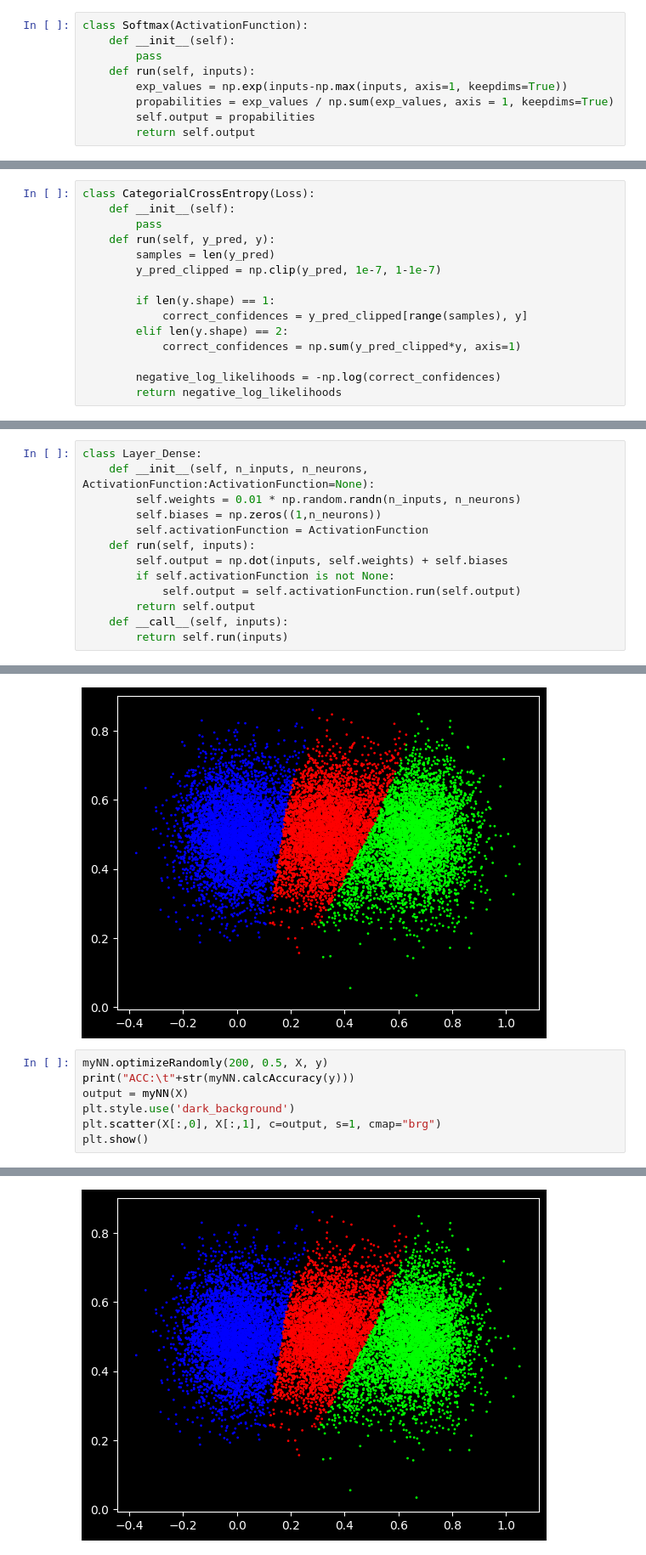
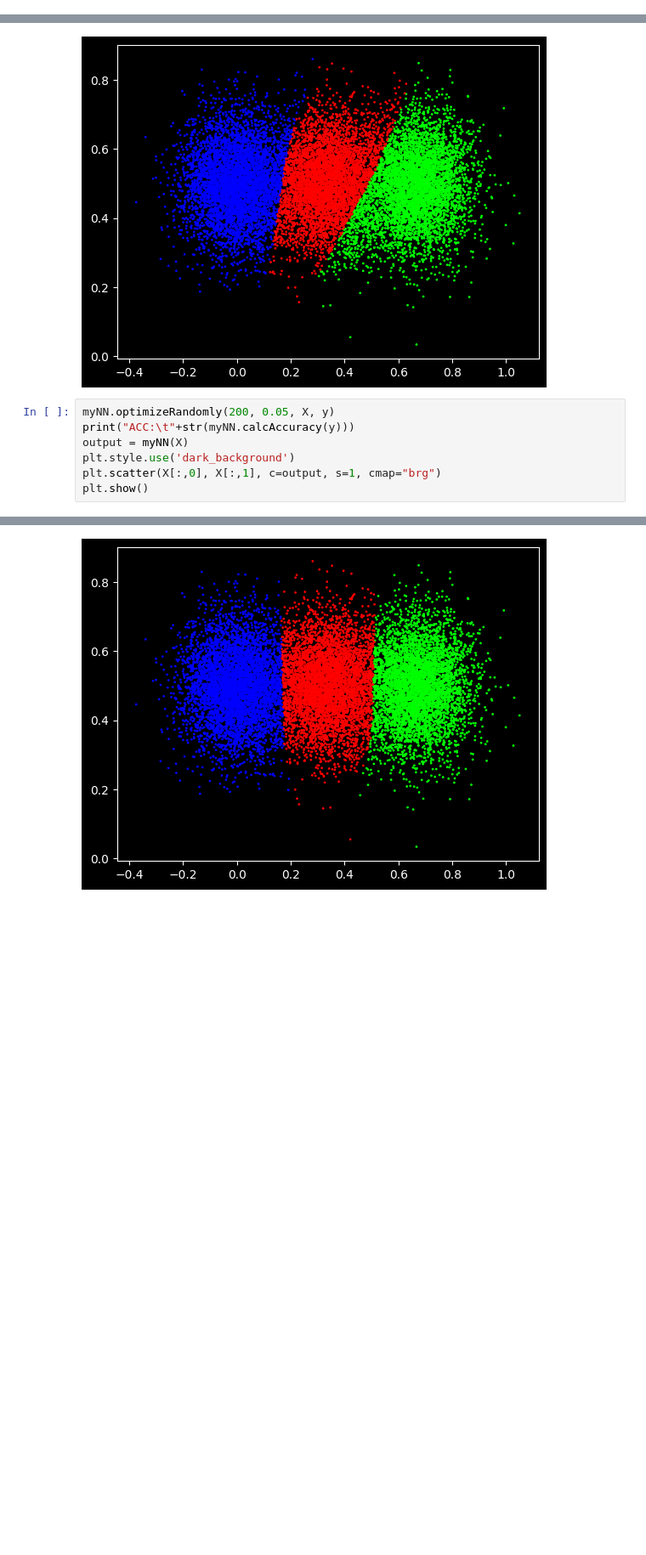
Before and after one commit to DavidVoellm/Neural_Network_Library, a Jupyter notebook: main.ipynb, the cells around one changed output, grey strips where cells are left out. Shown at 85% size. Saved outputs shown, nothing was run; the diff lists cells and outputs as text; blank space fills up the shorter version.

```diff
--- a/main.ipynb
+++ b/main.ipynb
@@ -35,9 +20,0 @@ class ReLU(ActivationFunction):
-# %%
-class Softmax(ActivationFunction):
-    def __init__(self):
-        pass
-    def run(self, inputs):
-        exp_values = np.exp(inputs-np.max(inputs, axis=1, keepdims=True))
-        propabilities = exp_values / np.sum(exp_values, axis = 1, keepdims=True)
-        self.output = propabilities
-        return self.output
@@ -60,15 +20,0 @@ class Loss:
-# %%
-class CategorialCrossEntropy(Loss):
-    def __init__(self):
-        pass
-    def run(self, y_pred, y):
-        samples = len(y_pred)
-        y_pred_clipped = np.clip(y_pred, 1e-7, 1-1e-7)
-
-        if len(y.shape) == 1:
-            correct_confidences = y_pred_clipped[range(samples), y]
-        elif len(y.shape) == 2:
-            correct_confidences = np.sum(y_pred_clipped*y, axis=1)
-
-        negative_log_likelihoods = -np.log(correct_confidences)
-        return negative_log_likelihoods
@@ -82,13 +20,0 @@ class MeanSquaredError(Loss):
-# %%
-class Layer_Dense:
-    def __init__(self, n_inputs, n_neurons, ActivationFunction:ActivationFunction=None):
-        self.weights = 0.01 * np.random.randn(n_inputs, n_neurons)
-        self.biases = np.zeros((1,n_neurons))
-        self.activationFunction = ActivationFunction
-    def run(self, inputs):
-        self.output = np.dot(inputs, self.weights) + self.biases
-        if self.activationFunction is not None:
-            self.output = self.activationFunction.run(self.output)
-        return self.output
-    def __call__(self, inputs):
-        return self.run(inputs)
@@ -180,7 +58,7 @@ plt.show()
 Loss:   0.22584209
 [figure]
 # %%
-myNN.optimizeRandomly(200, 0.5, X, y)
+myNN.optimizeRandomly(200, 0.05, X, y)
 print("ACC:\t"+str(myNN.calcAccuracy(y)))
 output = myNN(X)
 plt.style.use('dark_background')
@@ -191 +73 @@ ACC:    0.34626666666666667
-[figure, old version]
+[figure, new version]
```
Also changed, not shown: parts of 8 cells of this notebook, 2 other files.
